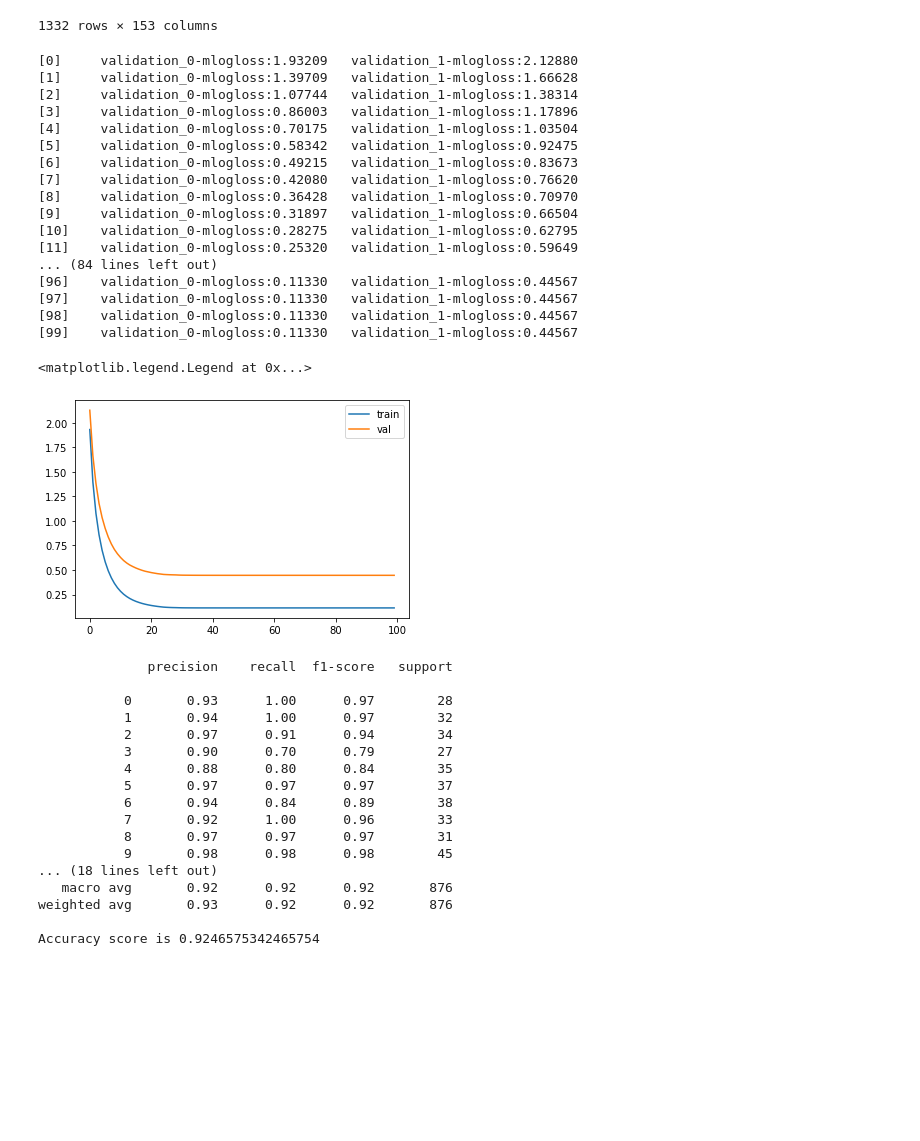
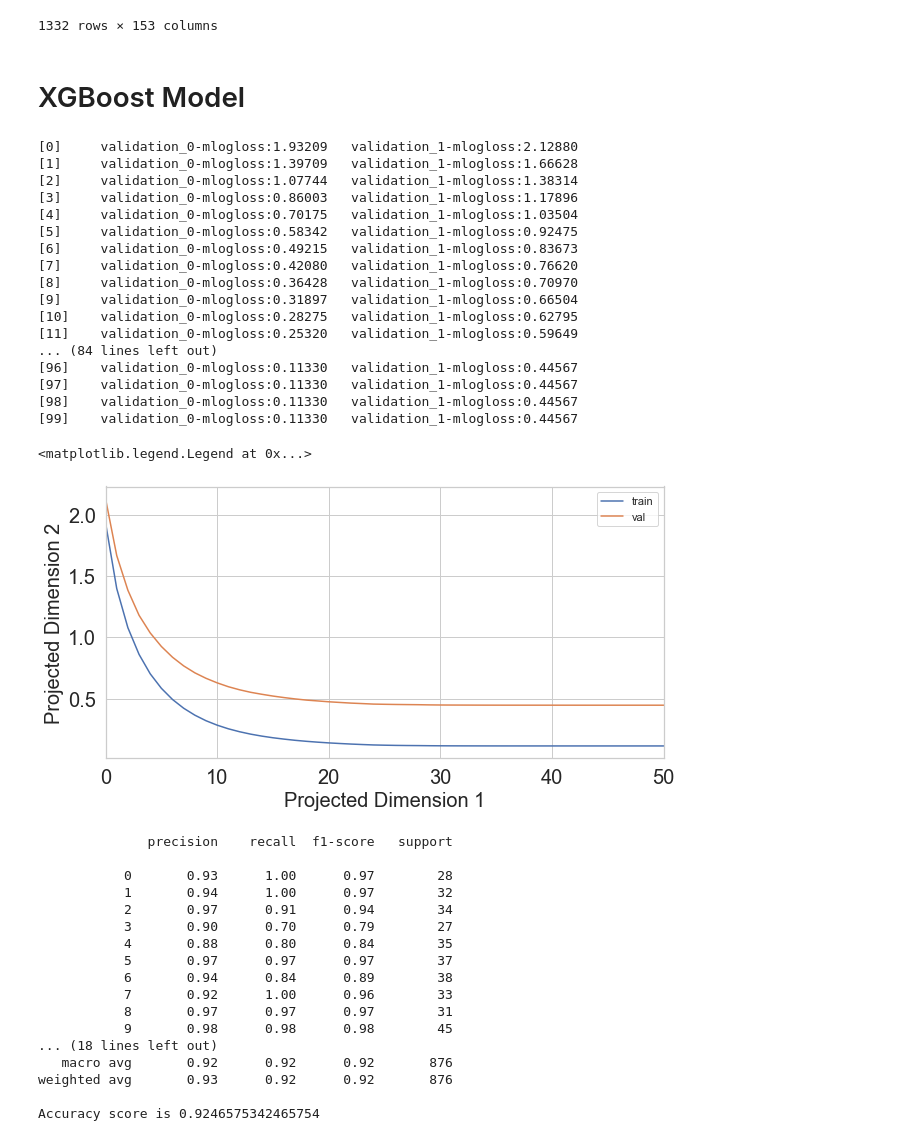
Before and after one commit to snme/vr-asl-tutor, a Jupyter notebook: classifier/Model Testing.ipynb, the cells around one changed output. Saved outputs shown, nothing was run; the diff lists cells and outputs as text; code cells hidden in the pictures; blank space fills up the shorter version.

```diff
--- a/classifier/Model Testing.ipynb
+++ b/classifier/Model Testing.ipynb
@@ -146,6 +152,8 @@ def naive_scale():
         pickle.dump(scaler, f)
 
 #naive_scale()
+# %% [markdown]
+# XGBoost Model
 # %%
 model = xgb.XGBClassifier(reg_alpha = 3, reg_lambda=4)
 evalset = [(X_train, y_train), (X_val,y_val)]
@@ -154,9 +162,6 @@ model.fit(X_train, y_train, eval_metric='mlogloss', eval_set=evalset)
 # model training results
 results = model.evals_result()
 # plot learning curves
-plt.plot(results['validation_0']['mlogloss'], label='train')
-plt.plot(results['validation_1']['mlogloss'], label='val')
-plt.legend()
 # %% [output]
 [0]     validation_0-mlogloss:1.93209   validation_1-mlogloss:2.12880
 [1]     validation_0-mlogloss:1.39709   validation_1-mlogloss:1.66628
@@ -175,5 +180,18 @@ plt.legend()
 [97]    validation_0-mlogloss:0.11330   validation_1-mlogloss:0.44567
 [98]    validation_0-mlogloss:0.11330   validation_1-mlogloss:0.44567
 [99]    validation_0-mlogloss:0.11330   validation_1-mlogloss:0.44567
-<matplotlib.legend.Legend at 0x...>
-[figure, removed]
+# %%
+fig, ax = plt.subplots(figsize=(10, 5))
+
+plt.plot(results['validation_0']['mlogloss'], label='train')
+plt.plot(results['validation_1']['mlogloss'], label='val')
+plt.xlim([0, 50])
+ax.tick_params(axis='both', which='major', labelsize=20)
+ax.tick_params(axis='both', which='minor', labelsize=20)
+ax.set_xlabel('Projected Dimension 1', fontsize=20)
+ax.set_ylabel('Projected Dimension 2', fontsize=20)
+
+plt.legend()
+# %% [output]
+<matplotlib.legend.Legend at 0x...>
+[figure, added]
```
Also changed, not shown: parts of 12 cells of this notebook, 8 other files.
